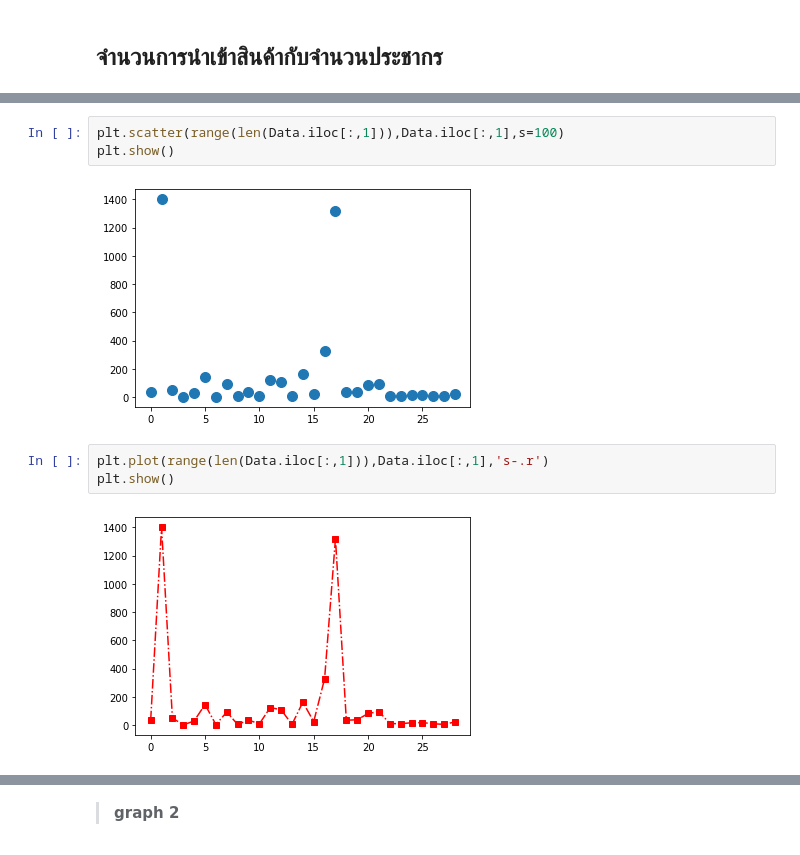
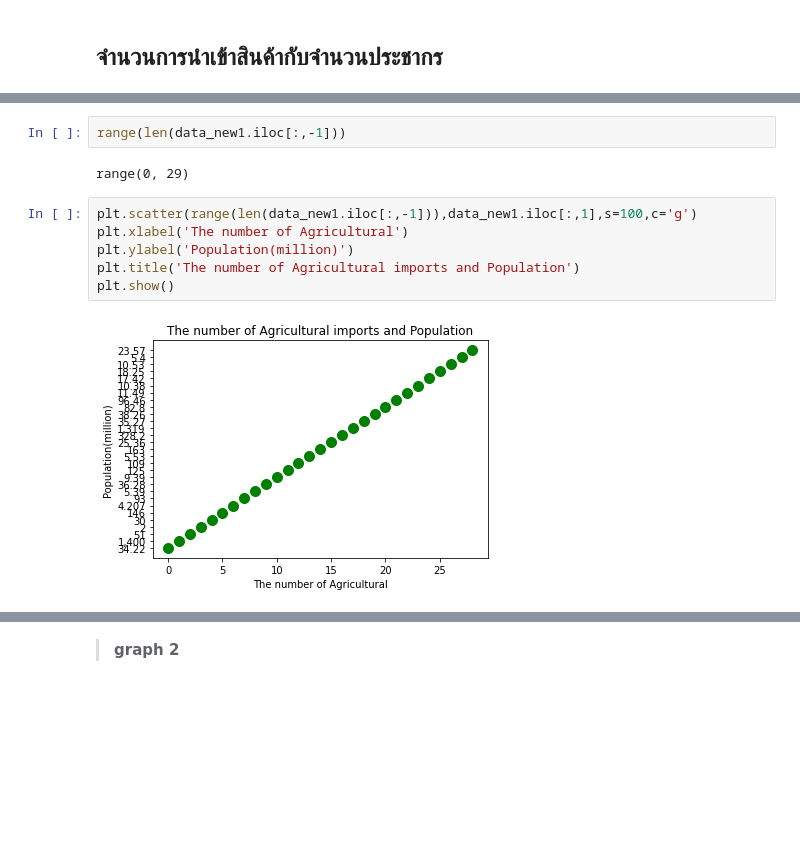
Before and after one commit to khanittha-phusopha/DWDM21, a Jupyter notebook: Project.ipynb, the cells around one changed output, grey strips where cells are left out. Saved outputs shown, nothing was run; the diff lists cells and outputs as text; blank space fills up the shorter version.

```diff
--- a/Project.ipynb
+++ b/Project.ipynb
@@ -1264,10 +1272,12 @@ dtype: bool
+# %%
+range(len(data_new1.iloc[:,-1]))
+# %% [output]
+range(0, 29)
 # %%
-plt.scatter(range(len(Data.iloc[:,1])),Data.iloc[:,1],s=100)
+plt.scatter(range(len(data_new1.iloc[:,-1])),data_new1.iloc[:,1],s=100,c='g')
+plt.xlabel('The number of Agricultural')
+plt.ylabel('Population(million)')
+plt.title('The number of Agricultural imports and Population')
 plt.show()
 # %% [output]
-[figure, old version]
+[figure, new version]
-# %%
-plt.plot(range(len(Data.iloc[:,1])),Data.iloc[:,1],'s-.r')
-plt.show()
-# %% [output]
-[figure, removed]
```
Also changed, not shown: parts of 51 cells of this notebook.
